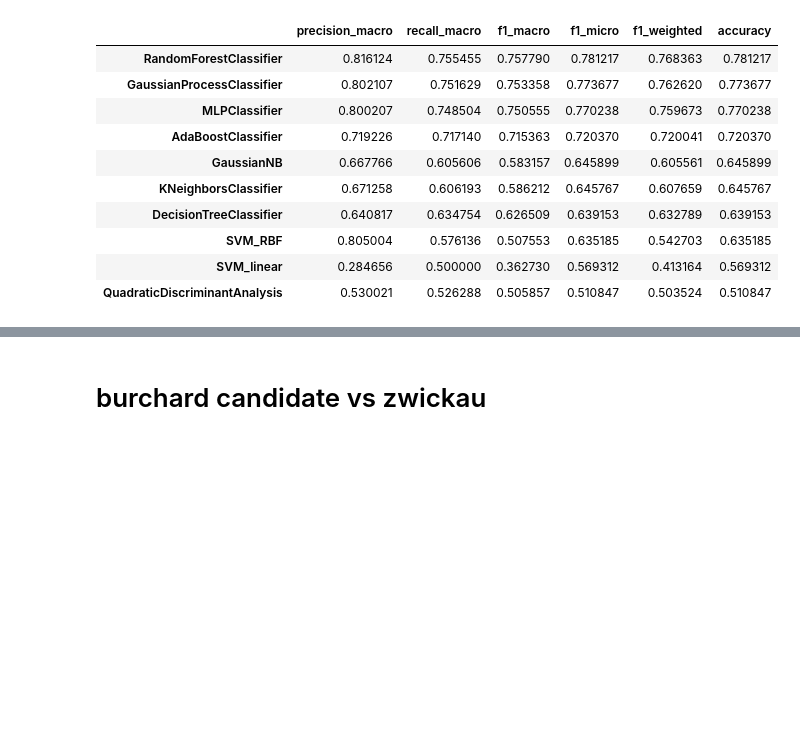
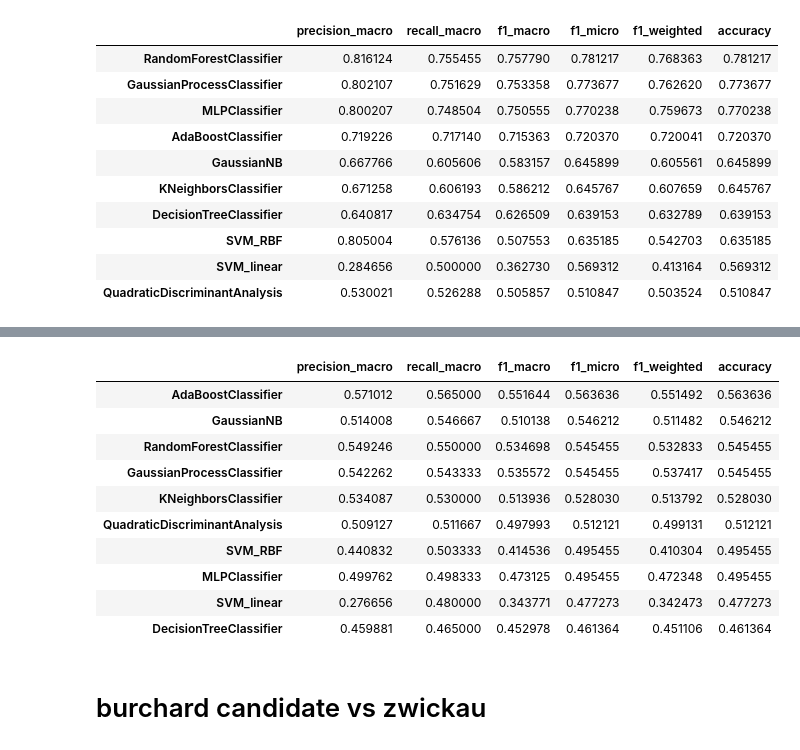
Before and after one commit to sashaaKr/thesis, a Jupyter notebook: notebooks/preparation for 17.7 - model improvments.ipynb, the cells around one changed output, grey strips where cells are left out. Drawn from its saved outputs; the diff is of its cells as text; code cells hidden in the pictures; blank space fills up the shorter version.

```diff
--- a/notebooks/preparation for 17.7 - model improvments.ipynb
+++ b/notebooks/preparation for 17.7 - model improvments.ipynb
@@ -165,0 +239,2 @@ burchard_london_tf_idf_2_5_cosine_results_long_p.sort_values(by=['accuracy'], as
+# %%
+london_london_tf_idf_2_5_cosine_results_long_p = thesisModelFeatures.run_models(london_london_features_tfidf_2_5_gram_cosine_similarity_long_p_df)
@@ -166,3 +252,17 @@ burchard_london_tf_idf_2_5_cosine_results_long_p.sort_values(by=['accuracy'], as
+# %%
+london_london_tf_idf_2_5_cosine_results_long_p.sort_values(by=['accuracy'], ascending=False)
+# %% [output]
+|  | precision_macro | recall_macro | f1_macro | f1_micro | f1_weighted | accuracy |
+| AdaBoostClassifier | 0.571012 | 0.565000 | 0.551644 | 0.563636 | 0.551492 | 0.563636 |
+| GaussianNB | 0.514008 | 0.546667 | 0.510138 | 0.546212 | 0.511482 | 0.546212 |
+| RandomForestClassifier | 0.549246 | 0.550000 | 0.534698 | 0.545455 | 0.532833 | 0.545455 |
+| GaussianProcessClassifier | 0.542262 | 0.543333 | 0.535572 | 0.545455 | 0.537417 | 0.545455 |
+| KNeighborsClassifier | 0.534087 | 0.530000 | 0.513936 | 0.528030 | 0.513792 | 0.528030 |
+| QuadraticDiscriminantAnalysis | 0.509127 | 0.511667 | 0.497993 | 0.512121 | 0.499131 | 0.512121 |
+| SVM_RBF | 0.440832 | 0.503333 | 0.414536 | 0.495455 | 0.410304 | 0.495455 |
+| MLPClassifier | 0.499762 | 0.498333 | 0.473125 | 0.495455 | 0.472348 | 0.495455 |
+| SVM_linear | 0.276656 | 0.480000 | 0.343771 | 0.477273 | 0.342473 | 0.477273 |
+| DecisionTreeClassifier | 0.459881 | 0.465000 | 0.452978 | 0.461364 | 0.451106 | 0.461364 |
 # %% [markdown]
 # burchard candidate vs zwickau
 # %%
```
Also changed, not shown: parts of 18 cells of this notebook.
